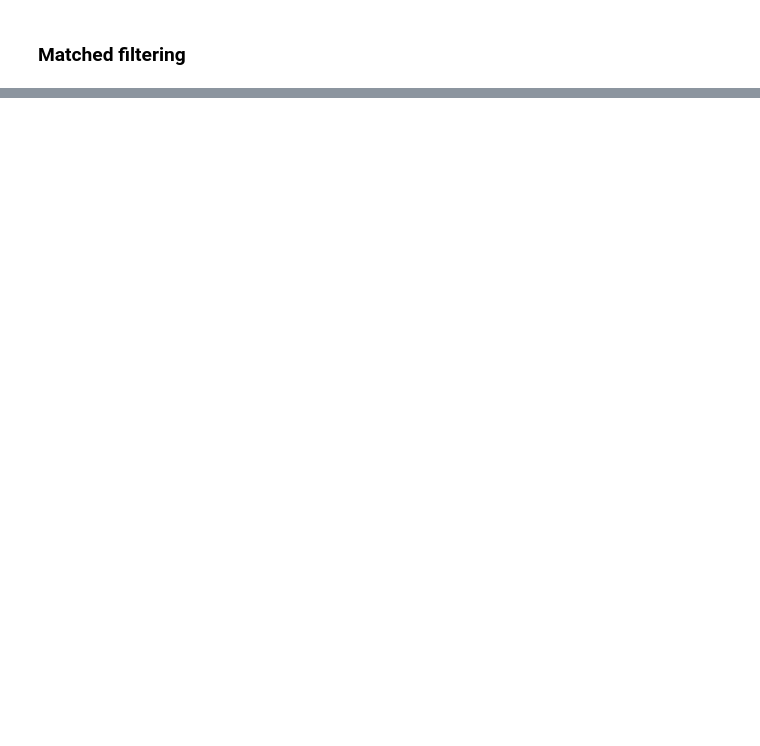
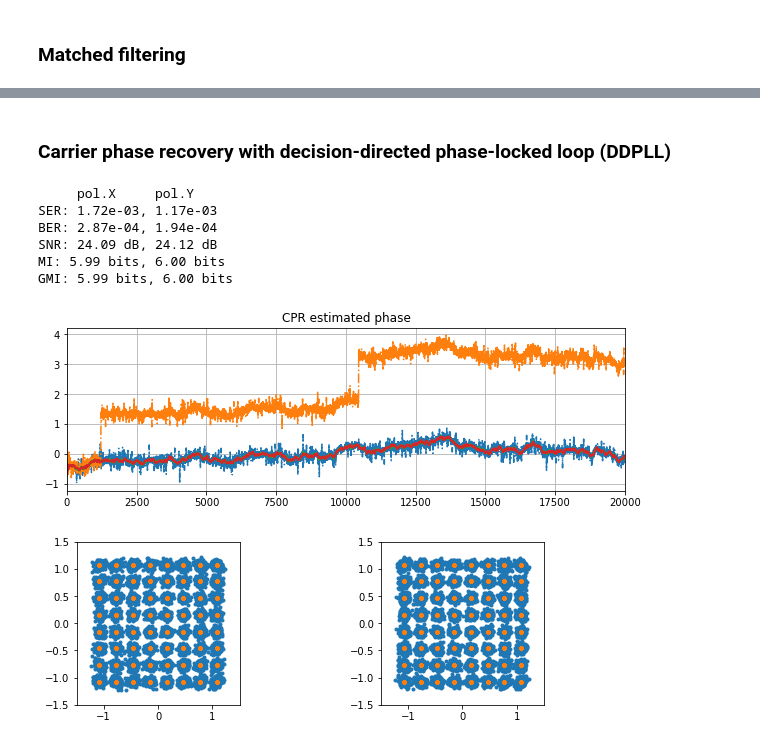
Before and after one commit to edsonportosilva/OptiCommPy, a Jupyter notebook: jupyter/test_carrierPhaseRecovery.ipynb, the cells around one changed output, grey strips where cells are left out. Cells and saved outputs as stored; diff of their text form; code cells hidden in the pictures; blank space fills up the shorter version.

```diff
--- a/jupyter/test_carrierPhaseRecovery.ipynb
+++ b/jupyter/test_carrierPhaseRecovery.ipynb
@@ -234,0 +245,64 @@ GMI: 6.00 bits, 6.00 bits
+# %% [markdown]
+### Carrier phase recovery with decision-directed phase-locked loop (DDPLL)
+# %%
+paramCPR = parameters()
+paramCPR.alg = 'ddpll'
+paramCPR.M   = paramTx.M
+paramCPR.N   = 15
+paramCPR.pilotInd = np.arange(0, len(sigRx), 20)
+
+y_CPR, ϕ, θ = cpr(sigRx, symbTx=d, paramCPR=paramCPR)
+
+y_CPR = y_CPR/np.sqrt(signal_power(y_CPR))
+
+plt.figure()
+plt.title('CPR estimated phase')
+plt.plot(ϕ,'-.', θ,'-')
+plt.xlim(0, len(θ))
+plt.grid();
+
+
+fig, (ax1, ax2) = plt.subplots(1, 2)
+discard = 1000
+
+ax1.plot(y_CPR[discard:-discard,0].real, y_CPR[discard:-discard,0].imag,'.')
+ax1.plot(d[:,0].real, d[:,0].imag,'.')
+ax1.axis('square')
+ax1.set_xlim(-1.5, 1.5)
+ax1.set_ylim(-1.5, 1.5)
+
+ax2.plot(y_CPR[discard:-discard,1].real, y_CPR[discard:-discard,1].imag,'.')
+ax2.plot(d[:,1].real, d[:,1].imag,'.')
+ax2.axis('square')
+ax2.set_xlim(-1.5, 1.5)
+ax2.set_ylim(-1.5, 1.5);
+
+## Performance metrics
+
+# correct (possible) phase ambiguity
+for k in range(y_CPR.shape[1]):
+    rot = np.mean(d[:,k]/y_CPR[:,k])
+    y_CPR[:,k] = rot*y_CPR[:,k]
+
+y_CPR = y_CPR/np.sqrt(signal_power(y_CPR))
+
+ind = np.arange(discard, d.shape[0]-discard)
+BER, SER, SNR = fastBERcalc(y_CPR[ind,:], d[ind,:], mod)
+GMI,_    = monteCarloGMI(y_CPR[ind,:], d[ind,:], mod)
+MI       = monteCarloMI(y_CPR[ind,:], d[ind,:], mod)
+
+print('     pol.X     pol.Y      ')
+print('SER: %.2e, %.2e'%(SER[0], SER[1]))
+print('BER: %.2e, %.2e'%(BER[0], BER[1]))
+print('SNR: %.2f dB, %.2f dB'%(SNR[0], SNR[1]))
+print('MI: %.2f bits, %.2f bits'%(MI[0], MI[1]))
+print('GMI: %.2f bits, %.2f bits'%(GMI[0], GMI[1]))
+# %% [output]
+     pol.X     pol.Y
+SER: 1.72e-03, 1.17e-03
+BER: 2.87e-04, 1.94e-04
+SNR: 24.09 dB, 24.12 dB
+MI: 5.99 bits, 6.00 bits
+GMI: 5.99 bits, 6.00 bits
+[figure, added]
+[figure, added]
```
Also changed, not shown: parts of 15 cells of this notebook.
